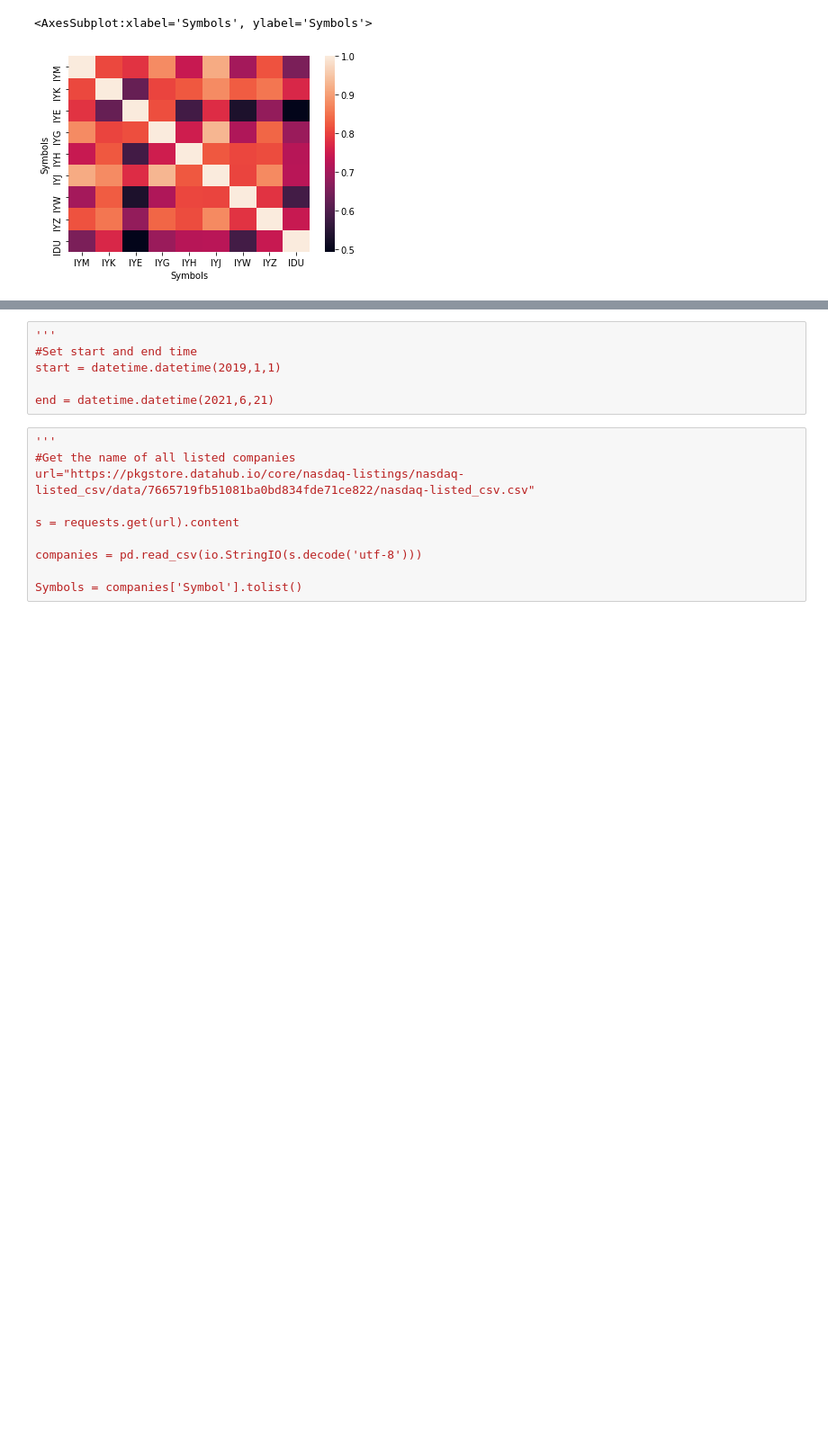
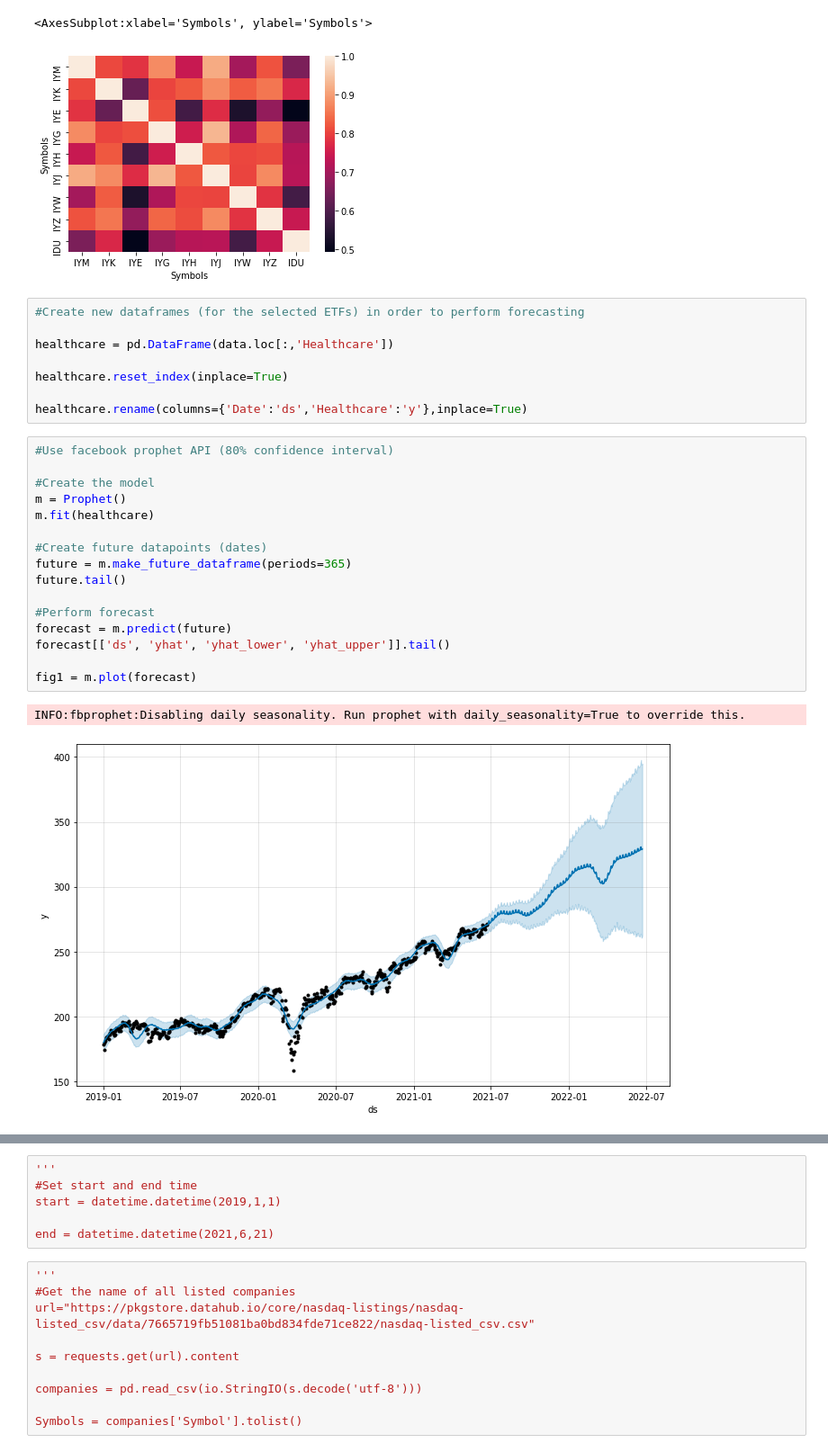
Before and after one commit to Romeo-LEON/hackathon-beihang-university, a Jupyter notebook: Code/Hackathon.ipynb, the cells around one changed output, grey strips where cells are left out. Shown at 90% size. Saved outputs shown, nothing was run; the diff lists cells and outputs as text; blank space fills up the shorter version.

Commit message:
Forecast

```diff
--- a/Code/Hackathon.ipynb
+++ b/Code/Hackathon.ipynb
@@ -64,4 +64,31 @@ sns.heatmap(corr)
 # %% [output]
 <AxesSubplot:xlabel='Symbols', ylabel='Symbols'>
 [figure]
+# %%
+#Create new dataframes (for the selected ETFs) in order to perform forecasting
+
+healthcare = pd.DataFrame(data.loc[:,'Healthcare'])
+
+healthcare.reset_index(inplace=True)
+
+healthcare.rename(columns={'Date':'ds','Healthcare':'y'},inplace=True)
+# %%
+#Use facebook prophet API (80% confidence interval)
+
+#Create the model
+m = Prophet()
+m.fit(healthcare)
+
+#Create future datapoints (dates)
+future = m.make_future_dataframe(periods=365)
+future.tail()
+
+#Perform forecast
+forecast = m.predict(future)
+forecast[['ds', 'yhat', 'yhat_lower', 'yhat_upper']].tail()
+
+fig1 = m.plot(forecast)
+# %% [output]
+INFO:fbprophet:Disabling daily seasonality. Run prophet with daily_seasonality=True to override this.
+[figure, added]
 # %%
```
Also changed, not shown: parts of 3 cells of this notebook.
